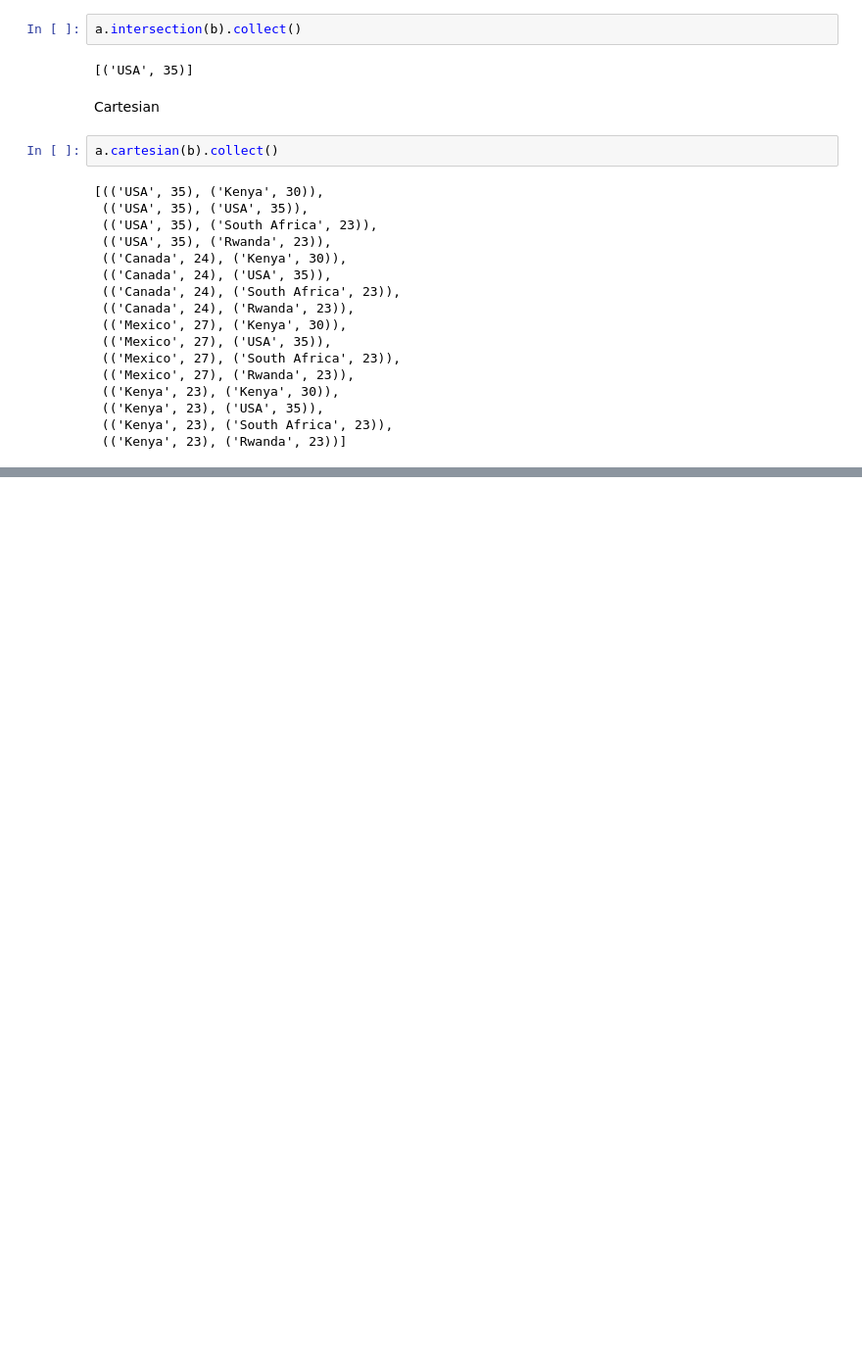
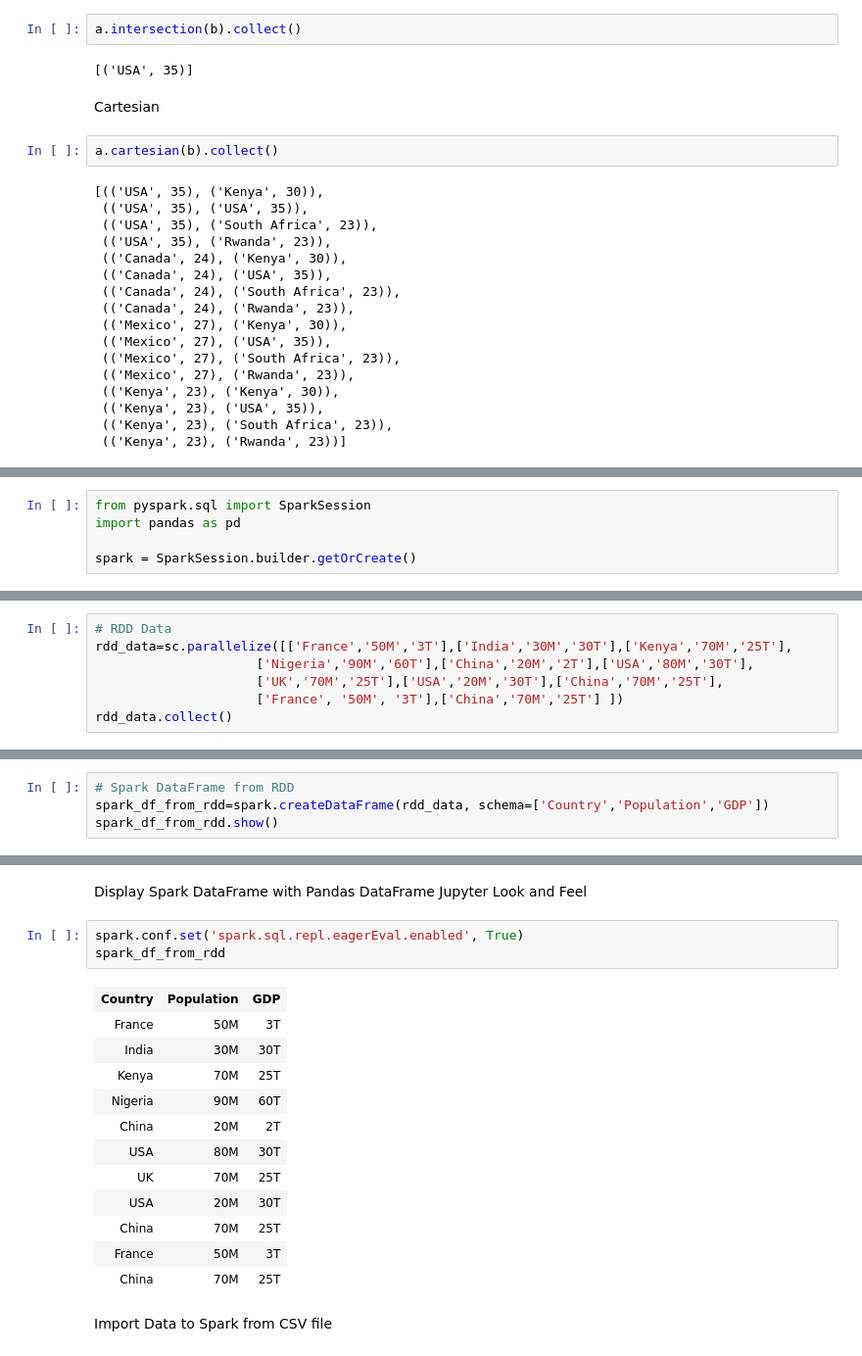
Before and after one commit to SammyOngaya/data2ml, a Jupyter notebook: spark-with-python.ipynb, the cells around one changed output, grey strips where cells are left out. Shown at 98% size. Cells and saved outputs as stored; diff of their text form; blank space fills up the shorter version.

```diff
--- a/spark-with-python.ipynb
+++ b/spark-with-python.ipynb
@@ -290,0 +297,5 @@ a.cartesian(b).collect()
+# %%
+from pyspark.sql import SparkSession
+import pandas as pd
+
+spark = SparkSession.builder.getOrCreate()
@@ -290,0 +372,7 @@ a.cartesian(b).collect()
+# %%
+# RDD Data
+rdd_data=sc.parallelize([['France','50M','3T'],['India','30M','30T'],['Kenya','70M','25T'],
+                     ['Nigeria','90M','60T'],['China','20M','2T'],['USA','80M','30T'],
+                     ['UK','70M','25T'],['USA','20M','30T'],['China','70M','25T'],
+                     ['France', '50M', '3T'],['China','70M','25T'] ])
+rdd_data.collect()
@@ -290,0 +391,4 @@ a.cartesian(b).collect()
+# %%
+# Spark DataFrame from RDD
+spark_df_from_rdd=spark.createDataFrame(rdd_data, schema=['Country','Population','GDP'])
+spark_df_from_rdd.show()
@@ -290,0 +411,20 @@ a.cartesian(b).collect()
+# %% [markdown]
+Display Spark DataFrame with Pandas DataFrame Jupyter Look and Feel
+# %%
+spark.conf.set('spark.sql.repl.eagerEval.enabled', True)
+spark_df_from_rdd
+# %% [output]
+| Country | Population | GDP |
+| France | 50M | 3T |
+| India | 30M | 30T |
+| Kenya | 70M | 25T |
+| Nigeria | 90M | 60T |
+| China | 20M | 2T |
+| USA | 80M | 30T |
+| UK | 70M | 25T |
+| USA | 20M | 30T |
+| China | 70M | 25T |
+| France | 50M | 3T |
+| China | 70M | 25T |
+# %% [markdown]
+Import Data to Spark from CSV file
```
Also changed, not shown: parts of 83 cells of this notebook, 5 other files.
